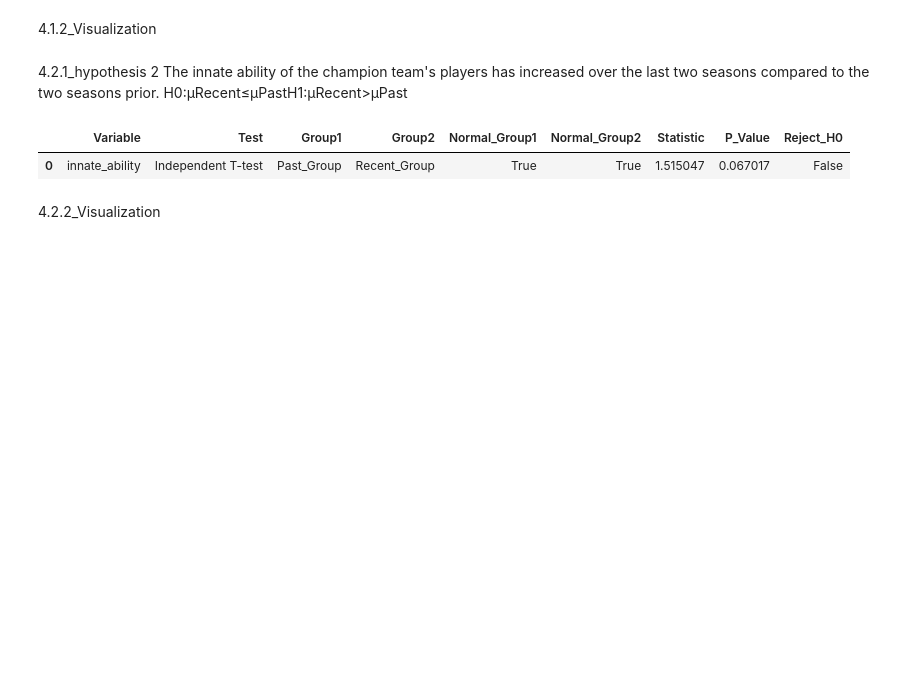
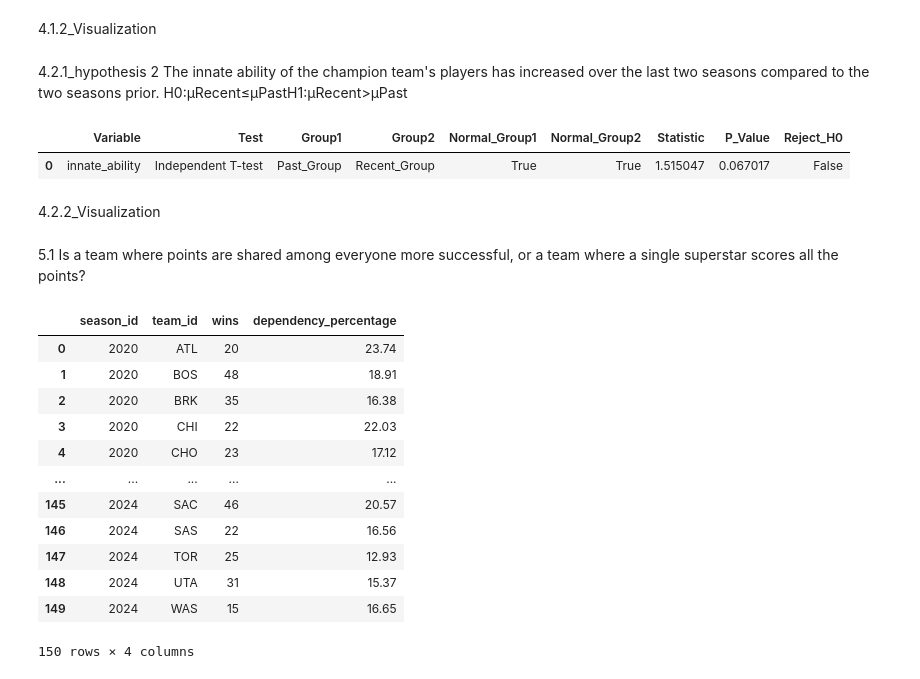
Before and after one commit to SadeghMahmoudAbadi/Basketball-Data-Analysis, a Jupyter notebook: analysis.ipynb, the cells around one changed output. Saved outputs shown, nothing was run; the diff lists cells and outputs as text; code cells hidden in the pictures; blank space fills up the shorter version.

```diff
--- a/analysis.ipynb
+++ b/analysis.ipynb
@@ -648,3 +648,64 @@ h2_result
 | 0 | innate_ability | Independent T-test | Past_Group | Recent_Group | True | True | 1.515047 | 0.067017 | False |
 # %% [markdown]
 4.2.2_Visualization
+# %% [markdown]
+5.1
+Is a team where points are shared among everyone more successful, or a team where a single superstar scores all the points?
+# %%
+#SQL Query
+dependency = """
+WITH TeamTotalPoints AS (
+    SELECT
+        season_id,
+        team_id,
+        SUM(points) AS total_team_points
+    FROM player_stats
+    GROUP BY season_id, team_id
+),
+
+PlayerMaxPoints AS (
+    SELECT
+        season_id,
+        team_id,
+        MAX(points) AS max_player_points
+    FROM player_stats
+    GROUP BY season_id, team_id
+)
+
+SELECT
+    t.season_id,
+    t.team_id,
+    ts.wins,
+
+    ROUND(
+        CAST(m.max_player_points AS REAL)
+        / t.total_team_points * 100,
+        2
+    ) AS dependency_percentage
+
+FROM TeamTotalPoints t
+
+JOIN PlayerMaxPoints m
+ON t.season_id = m.season_id
+AND t.team_id = m.team_id
+
+JOIN team_stats ts
+ON t.season_id = ts.season_id
+AND t.team_id = ts.team_id;
+"""
+dependency_df = pd.read_sql_query(dependency , conn)
+dependency_df
+# %% [output]
+|  | season_id | team_id | wins | dependency_percentage |
+| 0 | 2020 | ATL | 20 | 23.74 |
+| 1 | 2020 | BOS | 48 | 18.91 |
+| 2 | 2020 | BRK | 35 | 16.38 |
+| 3 | 2020 | CHI | 22 | 22.03 |
+| 4 | 2020 | CHO | 23 | 17.12 |
+| ... | ... | ... | ... | ... |
+| 145 | 2024 | SAC | 46 | 20.57 |
+| 146 | 2024 | SAS | 22 | 16.56 |
+| 147 | 2024 | TOR | 25 | 12.93 |
+| 148 | 2024 | UTA | 31 | 15.37 |
+| 149 | 2024 | WAS | 15 | 16.65 |
+150 rows × 4 columns
```
Also changed, not shown: parts of 6 cells of this notebook.
